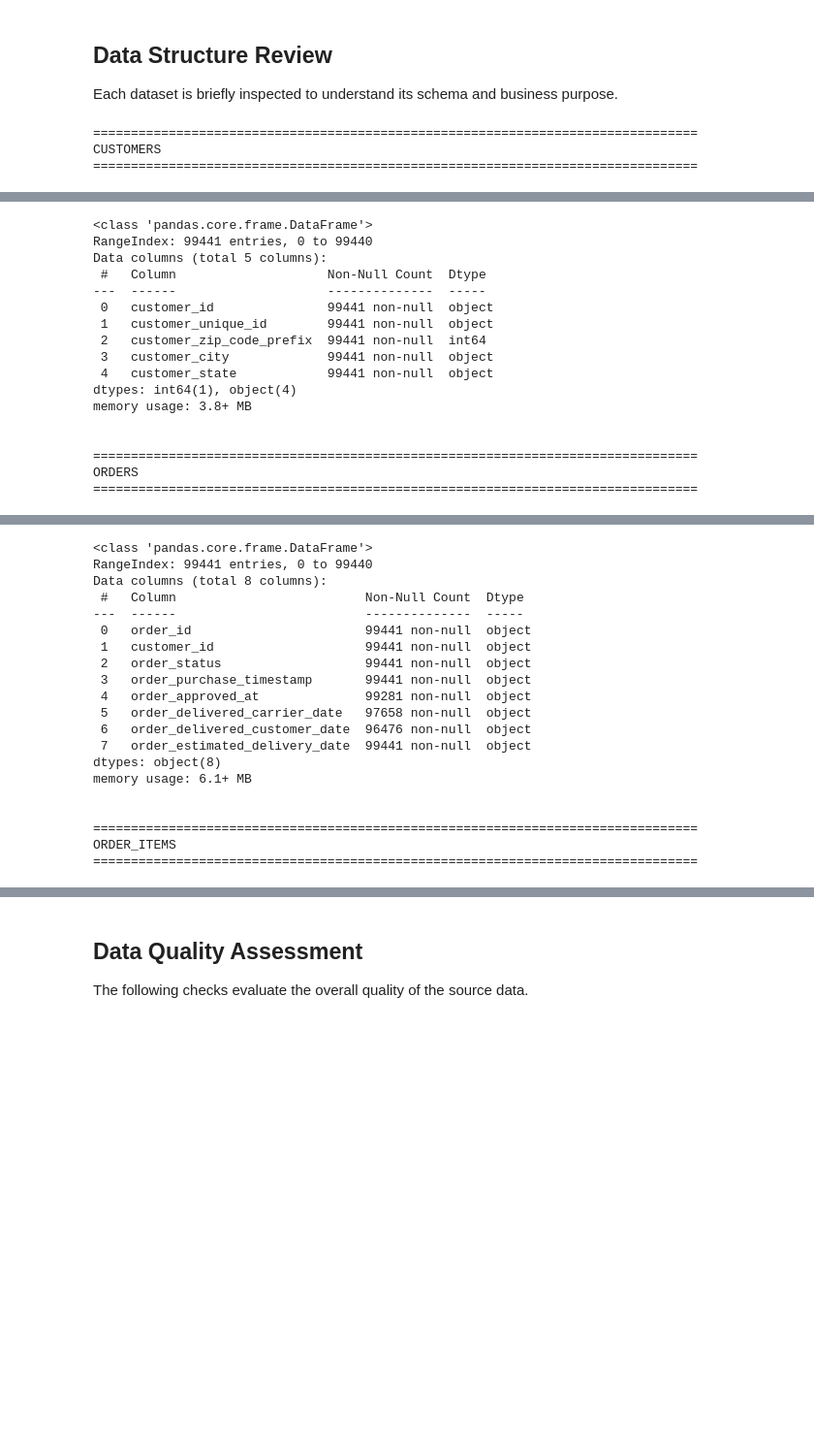
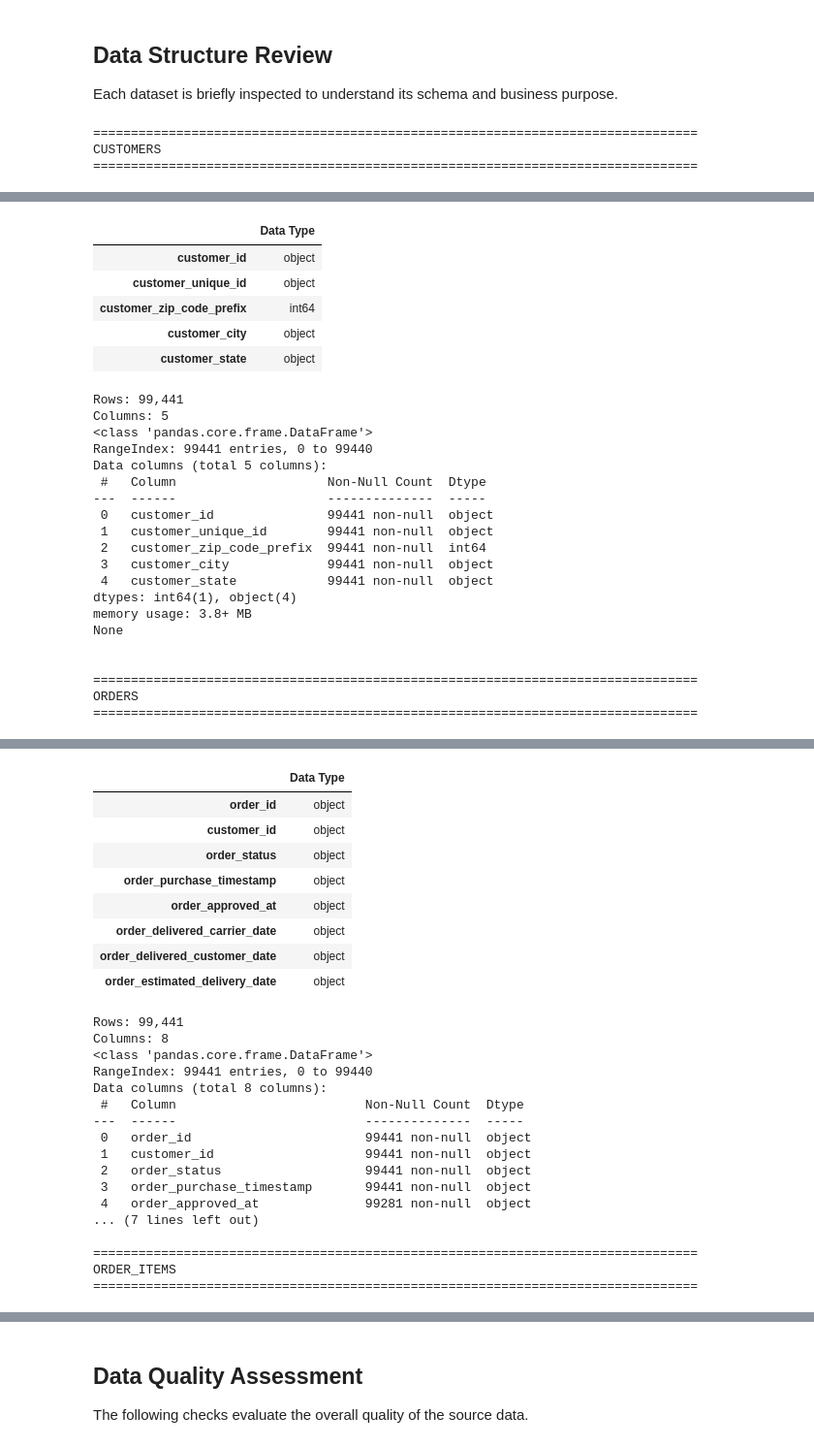
Before and after one commit to Nymzyr/TechMarket-Analytics, a Jupyter notebook: 01_Business_Overview_(EDA)/01_Data_Loading.ipynb, the cells around one changed output, grey strips where cells are left out. Shown at 97% size. Saved outputs shown, nothing was run; the diff lists cells and outputs as text; code cells hidden in the pictures; blank space fills up the shorter version.

```diff
--- a/01_Business_Overview_(EDA)/01_Data_Loading.ipynb
+++ b/01_Business_Overview_(EDA)/01_Data_Loading.ipynb
@@ -88,8 +96,10 @@ for name, df in datasets.items():
     print(name.upper())
     print("=" * 80)
     display(df.head(3))
-    print()
-    df.info()
+    display(df.dtypes.to_frame("Data Type"))
+    print(f"Rows: {df.shape[0]:,}")
+    print(f"Columns: {df.shape[1]}")
+    print(df.info())
     print("\n")
 # %% [output]
 ================================================================================
@@ -99,6 +109,14 @@ CUSTOMERS
 | 0 | 06b8999e2fba1a1fbc88172c00ba8bc7 | 861eff4711a542e4b93843c6dd7febb0 | 14409 | franca | SP |
 | 1 | 18955e83d337fd6b2def6b18a428ac77 | 290c77bc529b7ac935b93aa66c333dc3 | 9790 | sao bernardo do campo | SP |
 | 2 | 4e7b3e00288586ebd08712fdd0374a03 | 060e732b5b29e8181a18229c7b0b2b5e | 1151 | sao paulo | SP |
+|  | Data Type |
+| customer_id | object |
+| customer_unique_id | object |
+| customer_zip_code_prefix | int64 |
+| customer_city | object |
+| customer_state | object |
+Rows: 99,441
+Columns: 5
 <class 'pandas.core.frame.DataFrame'>
 RangeIndex: 99441 entries, 0 to 99440
 Data columns (total 5 columns):
@@ -111,6 +129,7 @@ Data columns (total 5 columns):
  4   customer_state            99441 non-null  object
 dtypes: int64(1), object(4)
 memory usage: 3.8+ MB
+None
 
 
 ================================================================================
@@ -123,3 +142,14 @@ ORDERS
+|  | Data Type |
+| order_id | object |
+| customer_id | object |
+| order_status | object |
+| order_purchase_timestamp | object |
+| order_approved_at | object |
+| order_delivered_carrier_date | object |
+| order_delivered_customer_date | object |
+| order_estimated_delivery_date | object |
+Rows: 99,441
+Columns: 8
 <class 'pandas.core.frame.DataFrame'>
 RangeIndex: 99441 entries, 0 to 99440
 Data columns (total 8 columns):
@@ -130,12 +160,7 @@ Data columns (total 8 columns):
  2   order_status                   99441 non-null  object
  3   order_purchase_timestamp       99441 non-null  object
  4   order_approved_at              99281 non-null  object
- 5   order_delivered_carrier_date   97658 non-null  object
- 6   order_delivered_customer_date  96476 non-null  object
- 7   order_estimated_delivery_date  99441 non-null  object
-dtypes: object(8)
-memory usage: 6.1+ MB
-
+... (7 lines left out)
 
 ================================================================================
 ORDER_ITEMS
```
Also changed, not shown: parts of 4 cells of this notebook, 2 other files.
